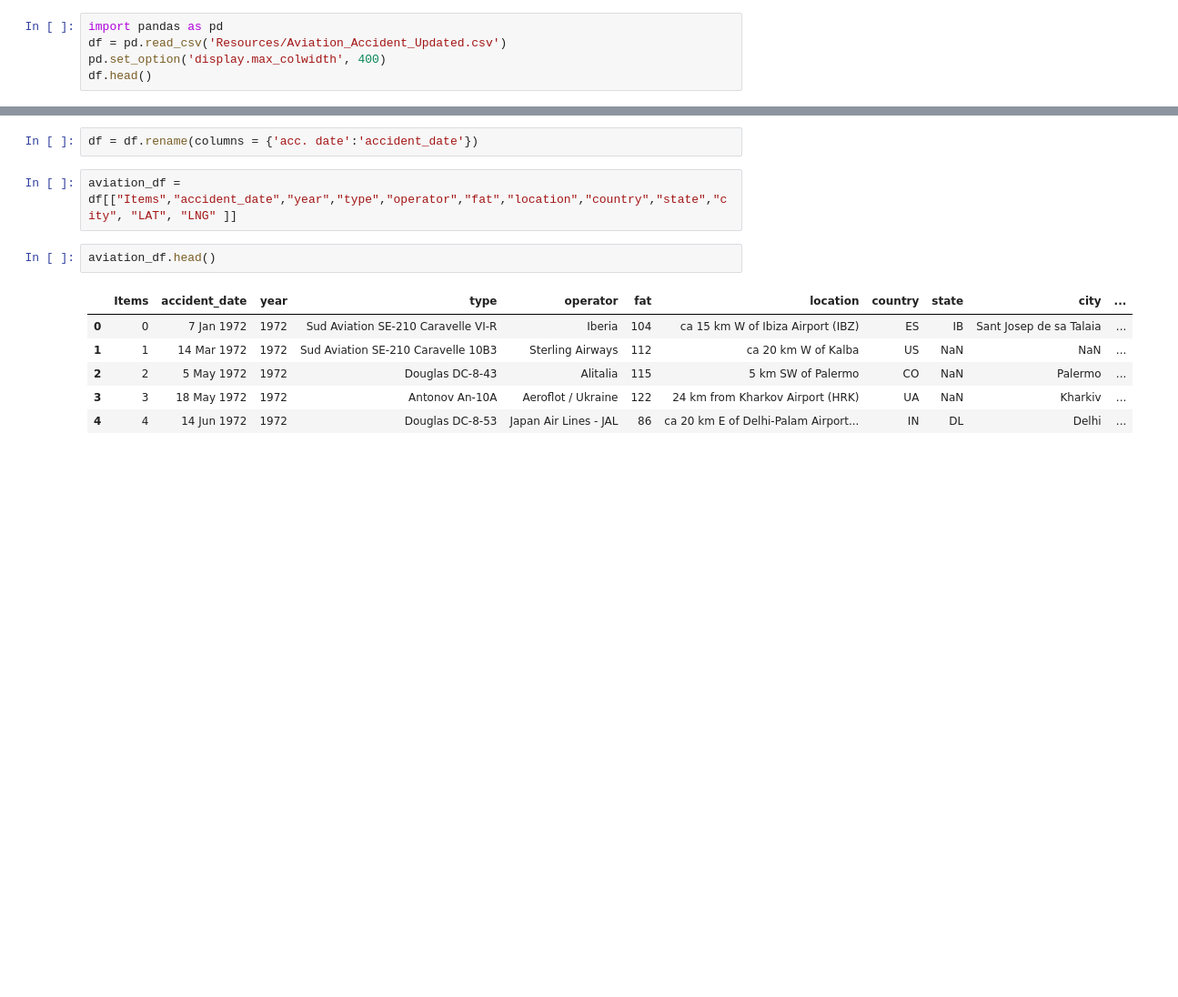
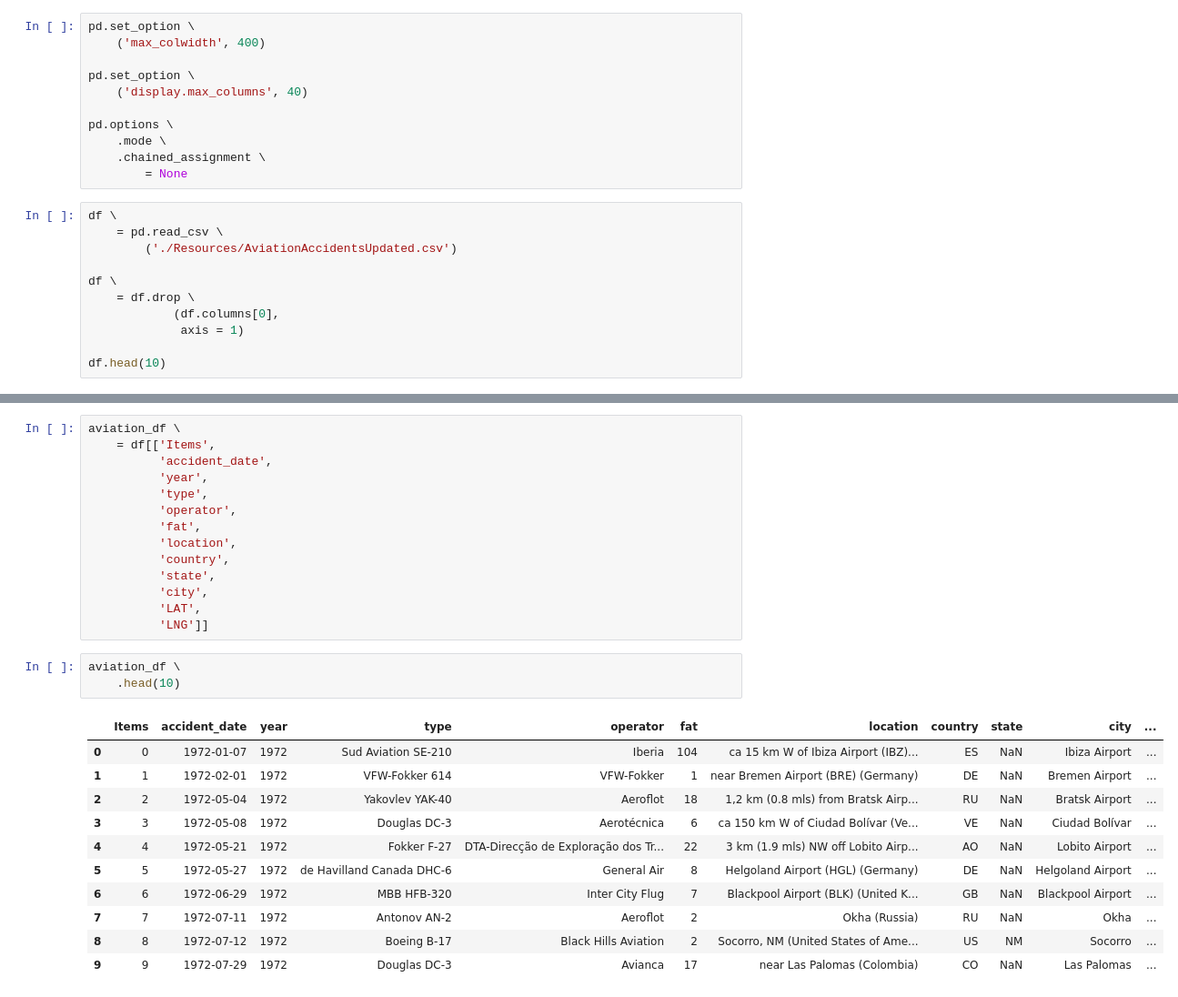
Before and after one commit to njgeorge000158/Aviation-Accidents-Analysis-Project-v1, a Jupyter notebook: Aviation_Accident_Database_Flask.ipynb, the cells around one changed output, grey strips where cells are left out. Shown at 91% size. Cells and saved outputs as stored; diff of their text form; blank space fills up the shorter version.

```diff
--- a/Aviation_Accident_Database_Flask.ipynb
+++ b/Aviation_Accident_Database_Flask.ipynb
@@ -23,6 +26,23 @@ from flask_cors import CORS
+# %%
+pd.set_option \
+    ('max_colwidth', 400)
+
+pd.set_option \
+    ('display.max_columns', 40)
+
+pd.options \
+    .mode \
+    .chained_assignment \
+        = None
 # %%
-import pandas as pd
-df = pd.read_csv('Resources/Aviation_Accident_Updated.csv')
-pd.set_option('display.max_colwidth', 400)
-df.head()
+df \
+    = pd.read_csv \
+        ('./Resources/AviationAccidentsUpdated.csv')
+
+df \
+    = df.drop \
+            (df.columns[0],
+             axis = 1)
+
+df.head(10)
 # %% [output]
@@ -62,14 +146,30 @@ df = df.rename(columns = {'fat.':'fat'})
-# %%
-df = df.rename(columns = {'acc. date':'accident_date'})
 # %%
-aviation_df = df[["Items","accident_date","year","type","operator","fat","location","country","state","city", "LAT", "LNG" ]]
+aviation_df \
+    = df[['Items',
+          'accident_date',
+          'year',
+          'type',
+          'operator',
+          'fat',
+          'location',
+          'country',
+          'state',
+          'city',
+          'LAT',
+          'LNG']]
 # %%
-aviation_df.head()
+aviation_df \
+    .head(10)
 # %% [output]
 |  | Items | accident_date | year | type | operator | fat | location | country | state | city | ... |
-| 0 | 0 | 7 Jan 1972 | 1972 | Sud Aviation SE-210 Caravelle VI-R | Iberia | 104 | ca 15 km W of Ibiza Airport (IBZ) | ES | IB | Sant Josep de sa Talaia | ... |
-| 1 | 1 | 14 Mar 1972 | 1972 | Sud Aviation SE-210 Caravelle 10B3 | Sterling Airways | 112 | ca 20 km W of Kalba | US | NaN | NaN | ... |
-| 2 | 2 | 5 May 1972 | 1972 | Douglas DC-8-43 | Alitalia | 115 | 5 km SW of Palermo | CO | NaN | Palermo | ... |
-| 3 | 3 | 18 May 1972 | 1972 | Antonov An-10A | Aeroflot / Ukraine | 122 | 24 km from Kharkov Airport (HRK) | UA | NaN | Kharkiv | ... |
-| 4 | 4 | 14 Jun 1972 | 1972 | Douglas DC-8-53 | Japan Air Lines - JAL | 86 | ca 20 km E of Delhi-Palam Airport... | IN | DL | Delhi | ... |
+| 0 | 0 | 1972-01-07 | 1972 | Sud Aviation SE-210 | Iberia | 104 | ca 15 km W of Ibiza Airport (IBZ)... | ES | NaN | Ibiza Airport | ... |
+| 1 | 1 | 1972-02-01 | 1972 | VFW-Fokker 614 | VFW-Fokker | 1 | near Bremen Airport (BRE) (Germany) | DE | NaN | Bremen Airport | ... |
+| 2 | 2 | 1972-05-04 | 1972 | Yakovlev YAK-40 | Aeroflot | 18 | 1,2 km (0.8 mls) from Bratsk Airp... | RU | NaN | Bratsk Airport | ... |
+| 3 | 3 | 1972-05-08 | 1972 | Douglas DC-3 | Aerotécnica | 6 | ca 150 km W of Ciudad Bolívar (Ve... | VE | NaN | Ciudad Bolívar | ... |
+| 4 | 4 | 1972-05-21 | 1972 | Fokker F-27 | DTA-Direcção de Exploração dos Tr... | 22 | 3 km (1.9 mls) NW off Lobito Airp... | AO | NaN | Lobito Airport | ... |
+| 5 | 5 | 1972-05-27 | 1972 | de Havilland Canada DHC-6 | General Air | 8 | Helgoland Airport (HGL) (Germany) | DE | NaN | Helgoland Airport | ... |
+| 6 | 6 | 1972-06-29 | 1972 | MBB HFB-320 | Inter City Flug | 7 | Blackpool Airport (BLK) (United K... | GB | NaN | Blackpool Airport | ... |
+| 7 | 7 | 1972-07-11 | 1972 | Antonov AN-2 | Aeroflot | 2 | Okha (Russia) | RU | NaN | Okha | ... |
+| 8 | 8 | 1972-07-12 | 1972 | Boeing B-17 | Black Hills Aviation | 2 | Socorro, NM (United States of Ame... | US | NM | Socorro | ... |
+| 9 | 9 | 1972-07-29 | 1972 | Douglas DC-3 | Avianca | 17 | near Las Palomas (Colombia) | CO | NaN | Las Palomas | ... |
 # %%
```
Also changed, not shown: parts of 43 cells of this notebook, 16 other files.
